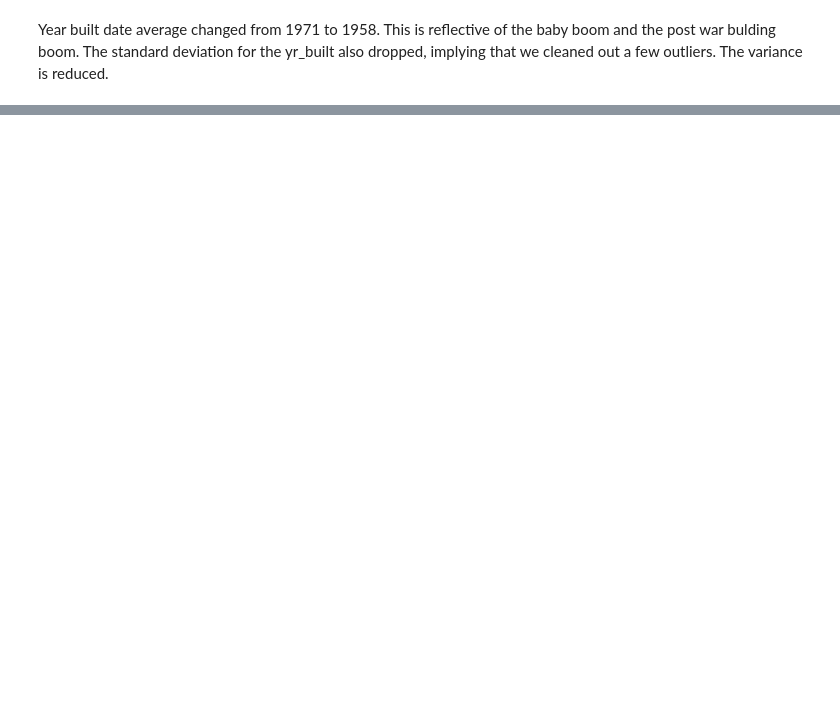
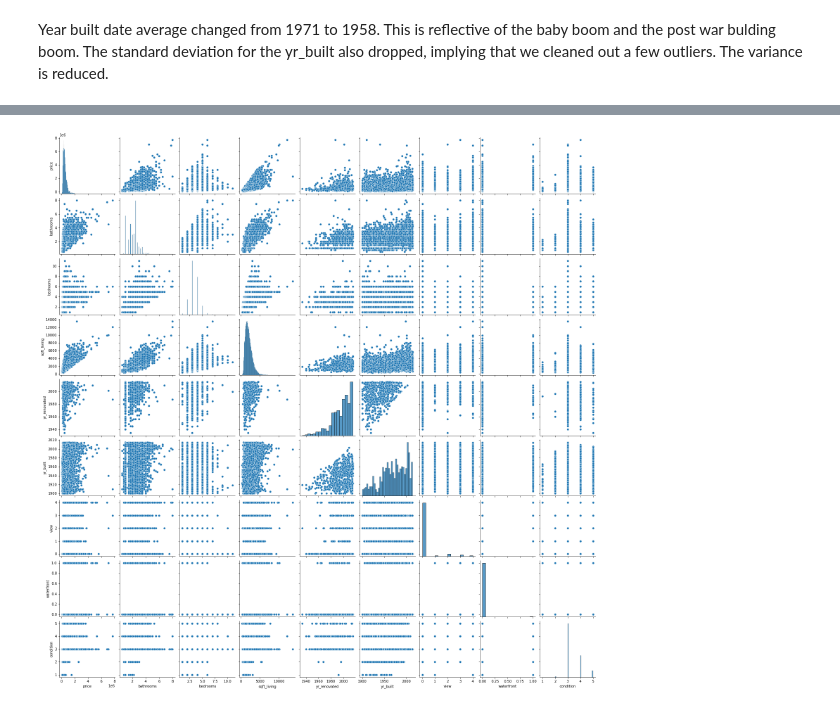
Before and after one commit to mattblasa/King-County-House-Prediction-2021, a Jupyter notebook: KC_EDA.ipynb, the cells around one changed output, grey strips where cells are left out. Cells and saved outputs as stored; diff of their text form; code cells hidden in the pictures; blank space fills up the shorter version.

```diff
--- a/KC_EDA.ipynb
+++ b/KC_EDA.ipynb
@@ -369,0 +456,7 @@ array([  nan, 1968., 1966., 1957., 1915., 1982., 1905., 1928., 1977.,
+# %%
+df_plot3 = df3[['price', 'bathrooms', 'bedrooms', 'sqft_living','yr_renovated','yr_built','view', 'waterfront', 'condition' ]].copy()
+# %%
+sns.pairplot(df_plot3)
+plt.show()
+# %% [output]
+[figure, added]
```
Also changed, not shown: parts of 40 cells of this notebook, 1 other file.
